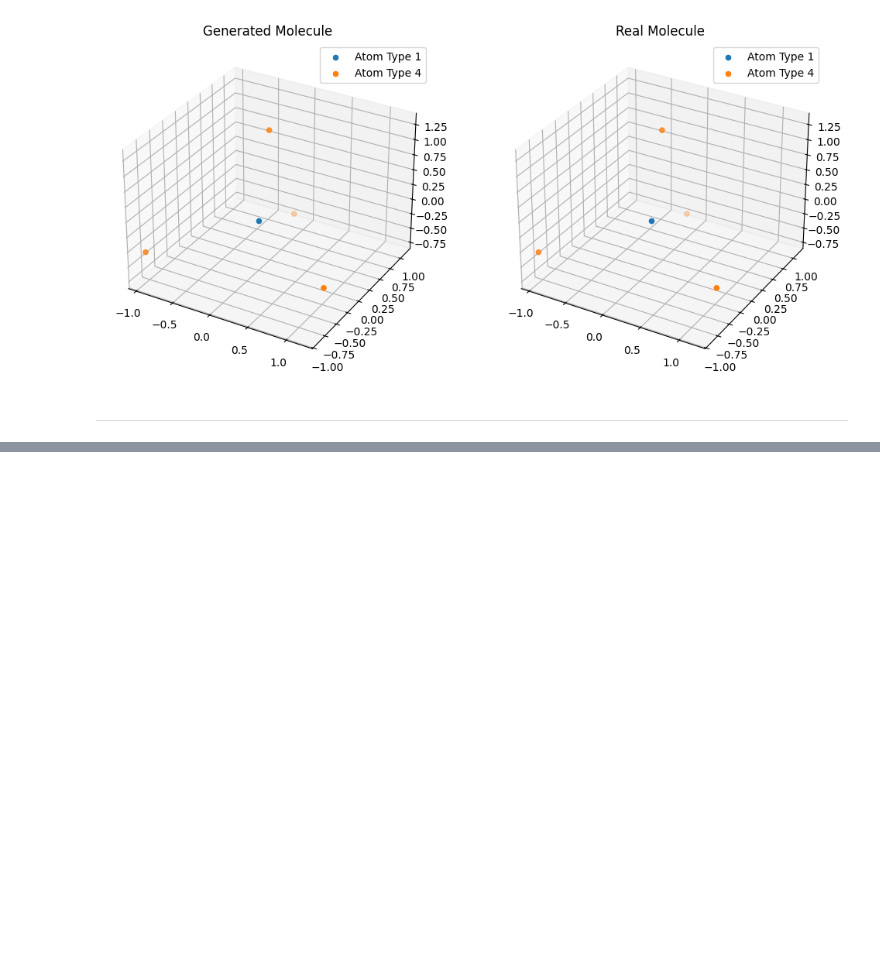
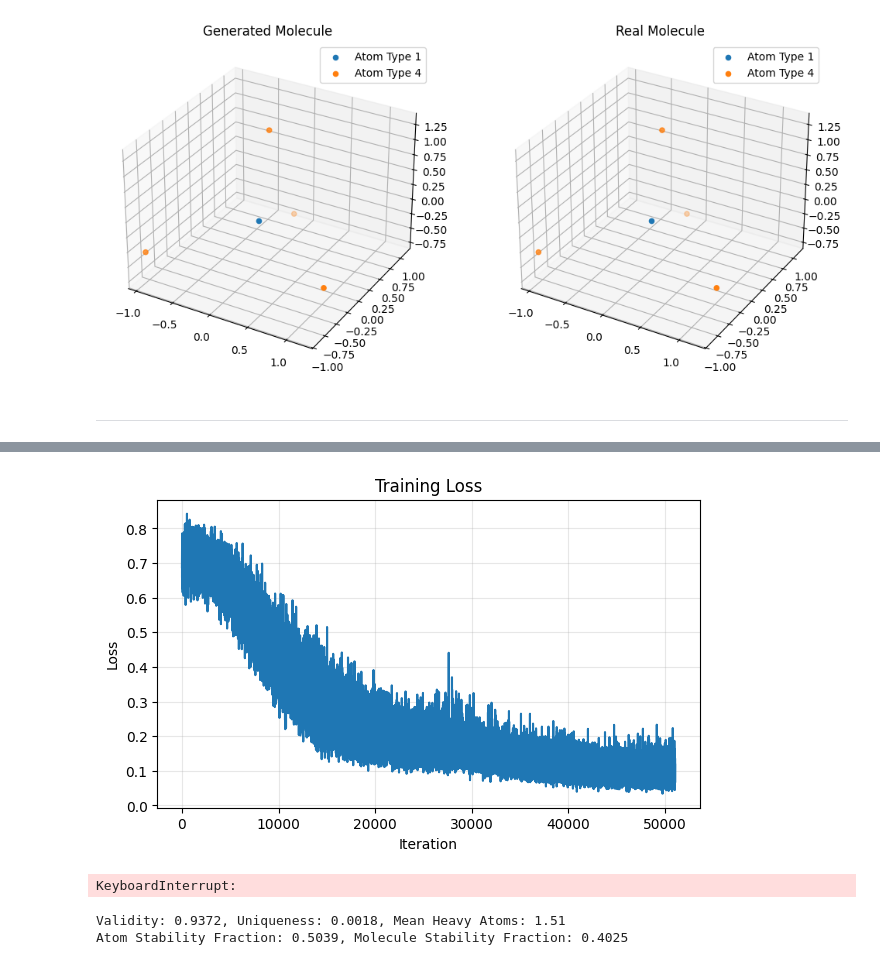
Before and after one commit to edovergna/equi-drifting, a Jupyter notebook: notebooks/aligned_loss.ipynb, the cells around one changed output, grey strips where cells are left out. Cells and saved outputs as stored; diff of their text form; code cells hidden in the pictures; blank space fills up the shorter version.

Commit message:
generate all 3 atom molecules

```diff
--- a/notebooks/aligned_loss.ipynb
+++ b/notebooks/aligned_loss.ipynb
@@ -16,10 +84,10 @@ class DummyModel(nn.Module):
         num_positions = 3
         # Add atom type as target if necessary
         num_targets = num_positions + num_atom_types
-        self.hidden_layer = nn.Linear(num_nodes * num_targets, 100)
-        self.hidden_layer_2 = nn.Linear(100, 100)
+        self.hidden_layer = nn.Linear(num_nodes * num_targets, 500)
+        self.hidden_layer_2 = nn.Linear(500, 500)
         self.layer = nn.Linear(
-            100, num_nodes * num_targets
+            500, num_nodes * num_targets
         )
 
     def forward(self, noise: torch.Tensor):
@@ -1198,0 +1312,9 @@ def _compute_V_at_sigma(dist_pos, dist_neg, diff_pos, diff_neg, permutation, R,
+# %%
+indices = [2, 4]
+real_mols = dataset[indices]
+
+real_positions = real_mols.pos.reshape(2, 3, 3)
+real_types = real_mols.real_atom_types.reshape(2, 3, 5)
+print(real_positions.shape)
+print(real_types.shape)
+real_positions = real_positions - real_positions.mean(dim=1, keepdim=True)
@@ -1198,0 +1390,42 @@ def _compute_V_at_sigma(dist_pos, dist_neg, diff_pos, diff_neg, permutation, R,
+# %%
+plot_loss(loss_list)
+# %% [output]
+[figure, added]
+# %%
+NUM_GEN = 10000
+pos_noise = torch.randn((NUM_GEN, 3, 3))
+pos_noise = pos_noise - pos_noise.mean(dim=1, keepdim=True)
+                # We sample random noise as embedding for atom types
+type_noise = torch.randn((NUM_GEN, 3, 5))
+combined_noise = torch.cat([pos_noise, type_noise], dim=2).flatten(start_dim=1)
+
+gen_mol = model(combined_noise)
+gen_mol = gen_mol.reshape(NUM_GEN, 3, -1)
+gen_pos, gen_types = torch.split(gen_mol, [3, 5], dim=-1)
+gen_types_prob = F.softmax(gen_types, dim=-1)
+gen_types_sphere = probs_to_sphere(gen_types_prob, eps=1e-8)
+gen_types_prob = sphere_to_probs(gen_types_sphere, eps=1e-8)
+
+gen_types_argmax = gen_types_prob.argmax(dim=-1).float()
+real_types_argmax = real_types.argmax(dim=-1).float()
+
+# print(real_types_argmax)
+# print(gen_types_argmax)
+
+INDEX_GEN_MOL = 0
+
+%matplotlib inline
+visualize_both_molecules_with_atom_types(
+    gen_pos,
+    gen_types_argmax,
+    real_positions,
+    real_types_argmax,
+    INDEX_GEN_MOL,
+)
+# %% [output]
+KeyboardInterrupt:
+# %%
+evaluate_generated_molecules(gen_pos, gen_types_prob)
+# %% [output]
+Validity: 0.9372, Uniqueness: 0.0018, Mean Heavy Atoms: 1.51
+Atom Stability Fraction: 0.5039, Molecule Stability Fraction: 0.4025
```
Also changed, not shown: parts of 11 cells of this notebook.
